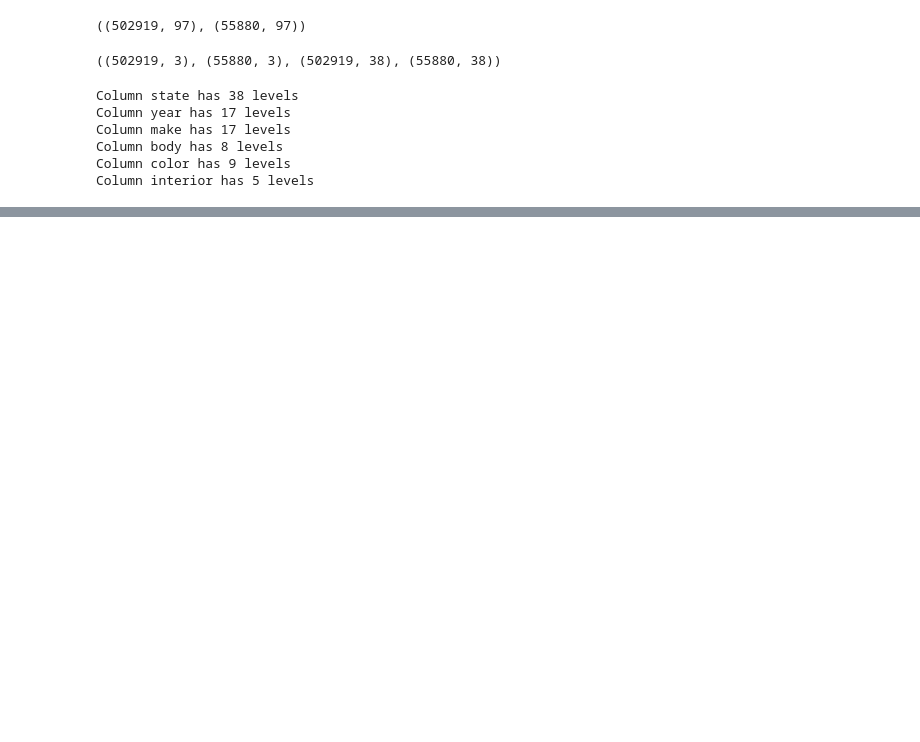
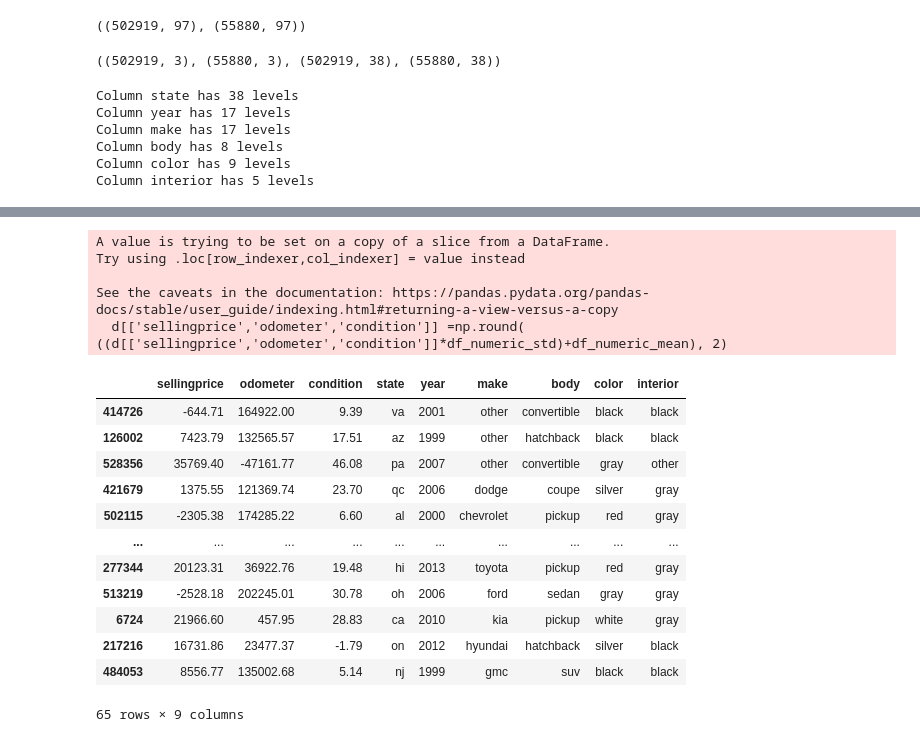
Before and after one commit to raphaelzerbato/AI_Workshop, a Jupyter notebook: car_analysis.ipynb, the cells around one changed output, grey strips where cells are left out. Saved outputs shown, nothing was run; the diff lists cells and outputs as text; code cells hidden in the pictures; blank space fills up the shorter version.

```diff
--- a/car_analysis.ipynb
+++ b/car_analysis.ipynb
@@ -1198,0 +1131,24 @@ X_test_predict.head()
+# %%
+# Denoised anomalies
+d = df_for_anomalies_test_denoised[errors_test >= 3]#[d.columns]
+d[['sellingprice','odometer','condition']] =np.round( ((d[['sellingprice','odometer','condition']]*df_numeric_std)+df_numeric_mean), 2)
+d
+# %% [output]
+A value is trying to be set on a copy of a slice from a DataFrame.
+Try using .loc[row_indexer,col_indexer] = value instead
+
+See the caveats in the documentation: https://pandas.pydata.org/pandas-docs/stable/user_guide/indexing.html#returning-a-view-versus-a-copy
+  d[['sellingprice','odometer','condition']] =np.round( ((d[['sellingprice','odometer','condition']]*df_numeric_std)+df_numeric_mean), 2)
+|  | sellingprice | odometer | condition | state | year | make | body | color | interior |
+| 414726 | -644.71 | 164922.00 | 9.39 | va | 2001 | other | convertible | black | black |
+| 126002 | 7423.79 | 132565.57 | 17.51 | az | 1999 | other | hatchback | black | black |
+| 528356 | 35769.40 | -47161.77 | 46.08 | pa | 2007 | other | convertible | gray | other |
+| 421679 | 1375.55 | 121369.74 | 23.70 | qc | 2006 | dodge | coupe | silver | gray |
+| 502115 | -2305.38 | 174285.22 | 6.60 | al | 2000 | chevrolet | pickup | red | gray |
+| ... | ... | ... | ... | ... | ... | ... | ... | ... | ... |
+| 277344 | 20123.31 | 36922.76 | 19.48 | hi | 2013 | toyota | pickup | red | gray |
+| 513219 | -2528.18 | 202245.01 | 30.78 | oh | 2006 | ford | sedan | gray | gray |
+| 6724 | 21966.60 | 457.95 | 28.83 | ca | 2010 | kia | pickup | white | gray |
+| 217216 | 16731.86 | 23477.37 | -1.79 | on | 2012 | hyundai | hatchback | silver | black |
+| 484053 | 8556.77 | 135002.68 | 5.14 | nj | 1999 | gmc | suv | black | black |
+65 rows × 9 columns
```
Also changed, not shown: parts of 26 cells of this notebook.
